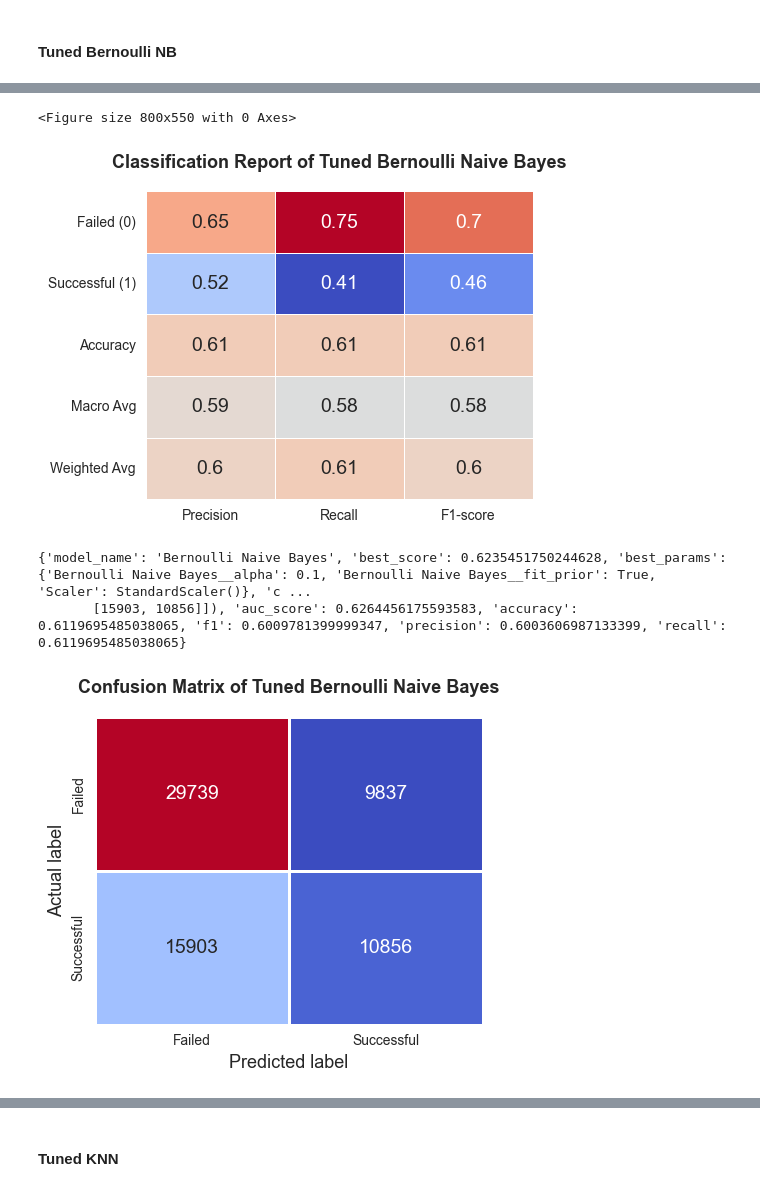
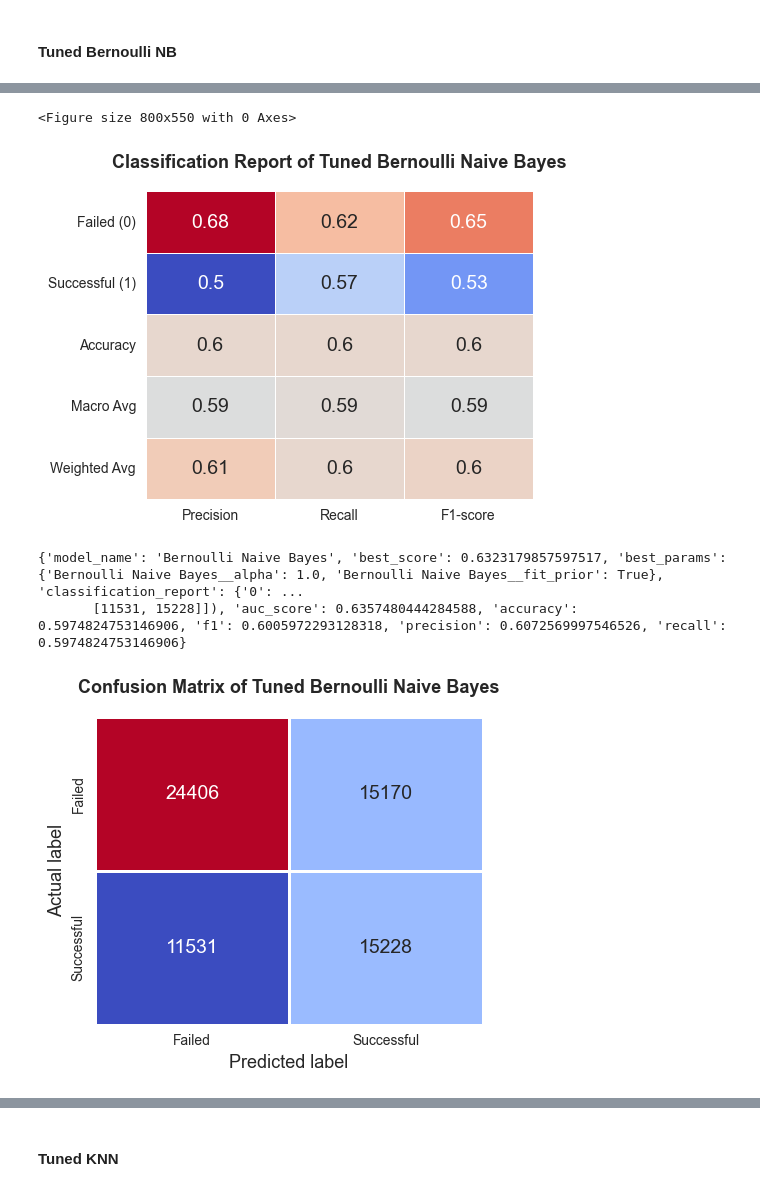
Before and after one commit to camgitblame/kickstarter, a Jupyter notebook: Code.ipynb, the cells around one changed output, grey strips where cells are left out. Saved outputs shown, nothing was run; the diff lists cells and outputs as text; code cells hidden in the pictures.

```diff
--- a/Code.ipynb
+++ b/Code.ipynb
@@ -1029,6 +1107,8 @@ Confusion Matrix for Gaussian NB:
 # %%
 berClf = Pipeline(
-    [    ("Scaler", StandardScaler()),
+    steps= [
+        ('smote', SMOTE(random_state=42)),
+        ("Scaler", StandardScaler()),
         ("Bernoulli Naive Bayes", BernoulliNB())]
 )
 
@@ -1416,15 +1484,10 @@ Gaussian NB Recall:  0.6220697972412753
 # %% [markdown]
 #### Tuned Bernoulli NB
 # %%
-# Defines the parameter grid for Bernoulli Naive Bayes, including alpha, fit_prior, and scaler options.
-# Uses the perform_grid function to find the best parameters and evaluate the tuned model.
-
-
 param_grid_ber = [
     {
         "Bernoulli Naive Bayes__alpha": [0.1, 0.5, 1.0, 1.5],
         "Bernoulli Naive Bayes__fit_prior": [True, False],
-        "Scaler": [MinMaxScaler(), StandardScaler()],
     }
 ]
 
@@ -1453,8 +1516,8 @@ ROC AUC Score: 0.6264456175593583
 <Figure size 800x550 with 0 Axes>
-[figure, old version]
+[figure, new version]
-{'model_name': 'Bernoulli Naive Bayes', 'best_score': 0.6235451750244628, 'best_params': {'Bernoulli Naive Bayes__alpha': 0.1, 'Bernoulli Naive Bayes__fit_prior': True, 'Scaler': StandardScaler()}, 'c ...
-       [15903, 10856]]), 'auc_score': 0.6264456175593583, 'accuracy': 0.6119695485038065, 'f1': 0.6009781399999347, 'precision': 0.6003606987133399, 'recall': 0.6119695485038065}
+{'model_name': 'Bernoulli Naive Bayes', 'best_score': 0.6323179857597517, 'best_params': {'Bernoulli Naive Bayes__alpha': 1.0, 'Bernoulli Naive Bayes__fit_prior': True}, 'classification_report': {'0': ...
+       [11531, 15228]]), 'auc_score': 0.6357480444284588, 'accuracy': 0.5974824753146906, 'f1': 0.6005972293128318, 'precision': 0.6072569997546526, 'recall': 0.5974824753146906}
-[figure, old version]
+[figure, new version]
 # %%
 ber_best = results_ber["best_params"]
 ber_auc = auc_list[1]
```
Also changed, not shown: parts of 49 cells of this notebook.
